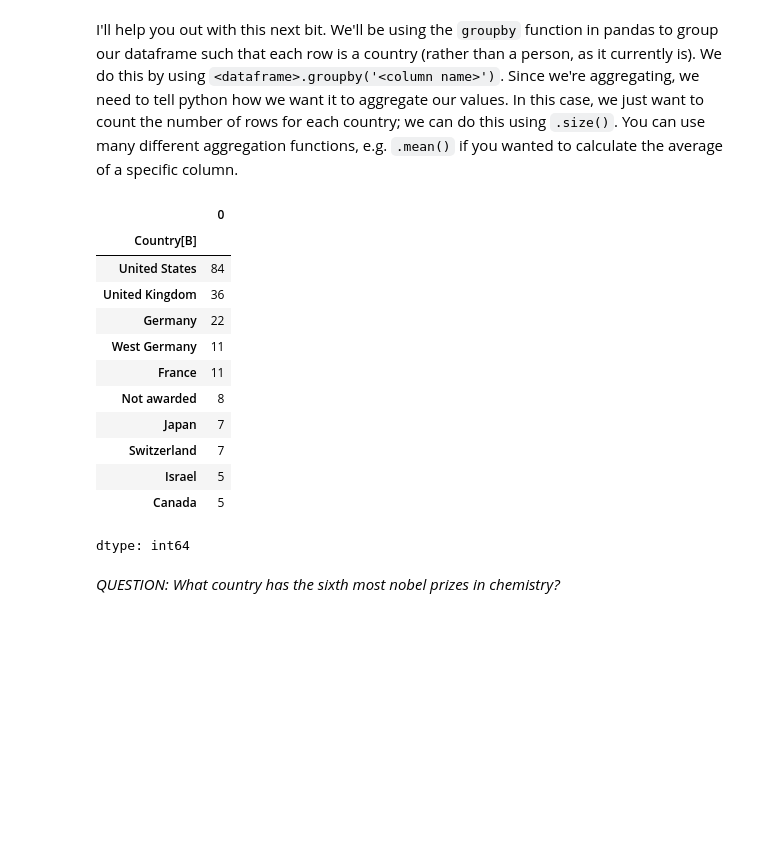
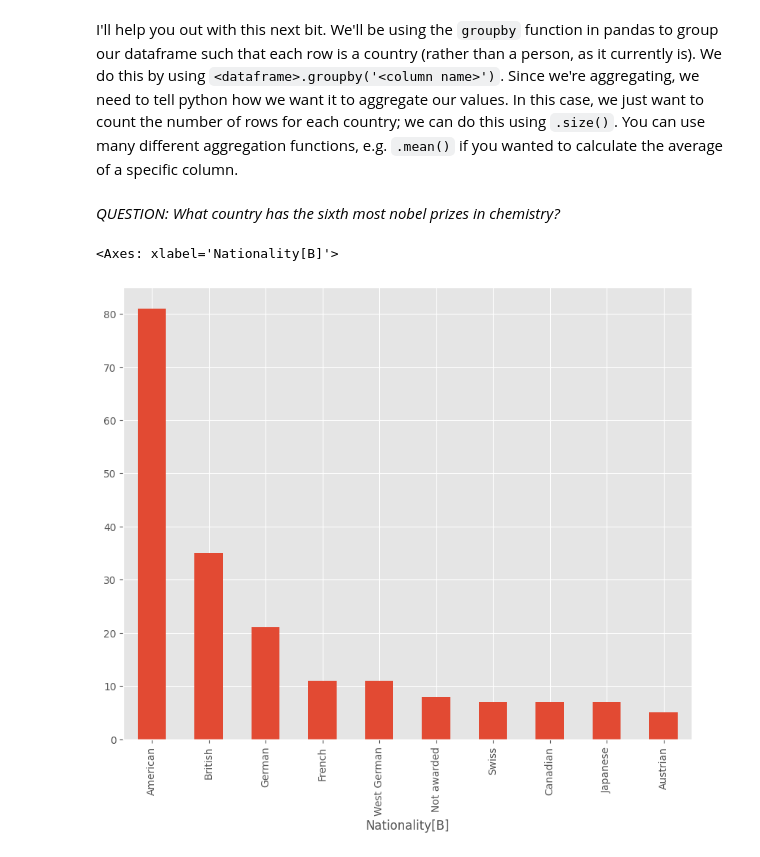
Before and after one commit to NTRspark/QM2, a Jupyter notebook: notebooks/W02. Pandas.ipynb, the cells around one changed output. Cells and saved outputs as stored; diff of their text form; code cells hidden in the pictures; blank space fills up the shorter version.

```diff
--- a/notebooks/W02. Pandas.ipynb
+++ b/notebooks/W02. Pandas.ipynb
@@ -401,30 +454,2 @@ Using the following URL https://en.wikipedia.org/wiki/List_of_Nobel_laureates_in
 # %% [markdown]
 I'll help you out with this next bit. We'll be using the `groupby` function in pandas to group our dataframe such that each row is a country (rather than a person, as it currently is). We do this by using `<dataframe>.groupby('<column name>')`. Since we're aggregating, we need to tell python how we want it to aggregate our values. In this case, we just want to count the number of rows for each country; we can do this using `.size()`. You can use many different aggregation functions, e.g. `.mean()` if you wanted to calculate the average of a specific column.
-# %%
-import pandas as pd
-
-url = 'https://en.wikipedia.org/wiki/List_of_Nobel_laureates_in_Chemistry'
-chem_tables = pd.read_html(url)
-chem = chem_tables[0]
-chem['Country[B]']=chem['Country[B]'].fillna('')
-chem['Country[B]'] = chem['Country[B]'].str.split(r'\s{2,}')
-chem=chem.explode('Country[B]')
-chem['Country[B]']=chem['Country[B]'].str.strip()
-countries=chem.groupby('Country[B]').size()
-sorted_countries=countries.sort_values(ascending=False)
-sorted_countries.head(10)
-#Therefore Japan is the country with the 6th most Chemistry Nobel Prize Laureates
-# %% [output]
-|  | 0 |
-| Country[B] |  |
-| United States | 84 |
-| United Kingdom | 36 |
-| Germany | 22 |
-| West Germany | 11 |
-| France | 11 |
-| Not awarded | 8 |
-| Japan | 7 |
-| Switzerland | 7 |
-| Israel | 5 |
-| Canada | 5 |
-dtype: int64
@@ -431,2 +463,19 @@ dtype: int64
 # %% [markdown]
 *QUESTION: What country has the sixth most nobel prizes in chemistry?*
+# %%
+import pandas as pd
+
+url = 'https://en.wikipedia.org/wiki/List_of_Nobel_laureates_in_Chemistry'
+chem_tables = pd.read_html(url)
+chem = chem_tables[0]
+chem['Nationality[B]']=chem['Nationality[B]'].fillna('')
+chem['Nationality[B]'] = chem['Nationality[B]'].str.split(r'\s{2,}')
+chem=chem.explode('Nationality[B]')
+chem['Nationality[B]']=chem['Nationality[B]'].str.strip()
+countries=chem.groupby('Nationality[B]').size()
+sorted_countries=countries.sort_values(ascending=False)
+sorted_countries [0:10].plot.bar()
+#Therefore Switzerland, Canada and Japan are joint 6th for most Chemistry Nobel Prize Laureates
+# %% [output]
+<Axes: xlabel='Nationality[B]'>
+[figure, added]
```
Also changed, not shown: parts of 10 cells of this notebook.
